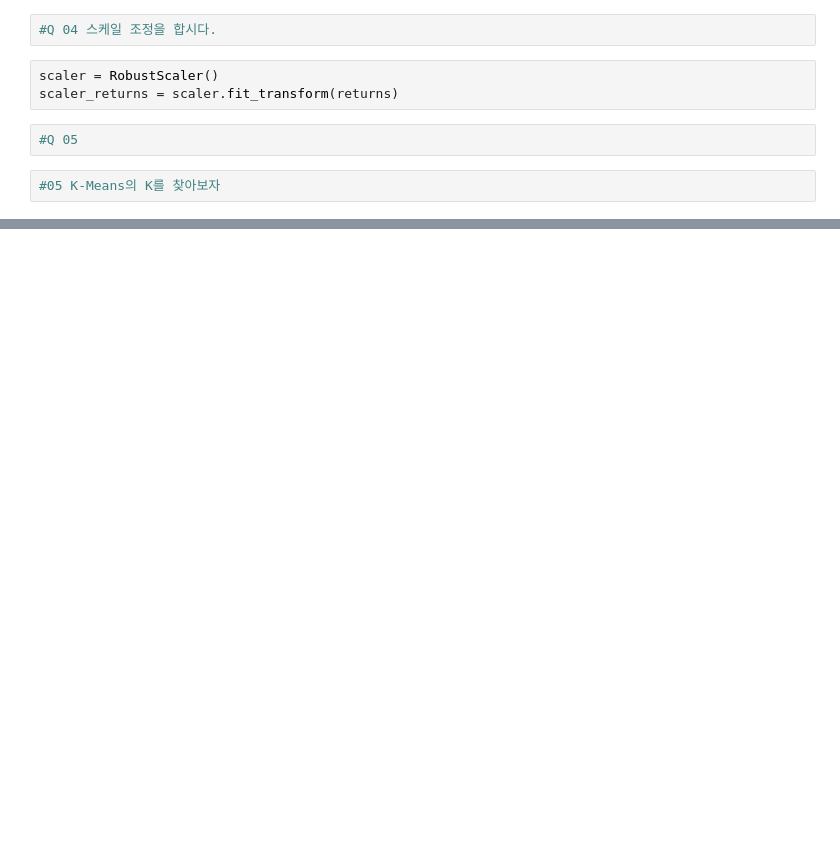
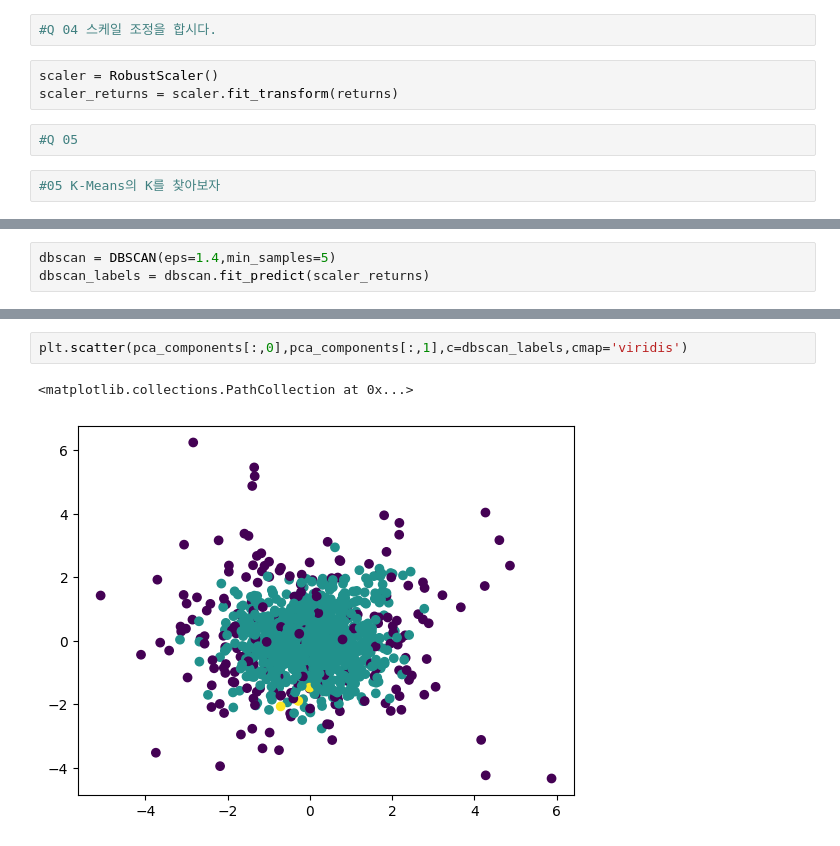
Before and after one commit to cncn0069/ML_learning, a Jupyter notebook: train/ch03_dbscan.ipynb, the cells around one changed output, grey strips where cells are left out. Drawn from its saved outputs; the diff is of its cells as text; blank space fills up the shorter version.

```diff
--- a/train/ch03_dbscan.ipynb
+++ b/train/ch03_dbscan.ipynb
@@ -203,0 +271,3 @@ for k in k_range:
+# %%
+dbscan = DBSCAN(eps=1.4,min_samples=5)
+dbscan_labels = dbscan.fit_predict(scaler_returns)
@@ -203,0 +285,5 @@ for k in k_range:
+# %%
+plt.scatter(pca_components[:,0],pca_components[:,1],c=dbscan_labels,cmap='viridis')
+# %% [output]
+<matplotlib.collections.PathCollection at 0x...>
+[figure, added]
```
Also changed, not shown: parts of 15 cells of this notebook, 9 other files.
